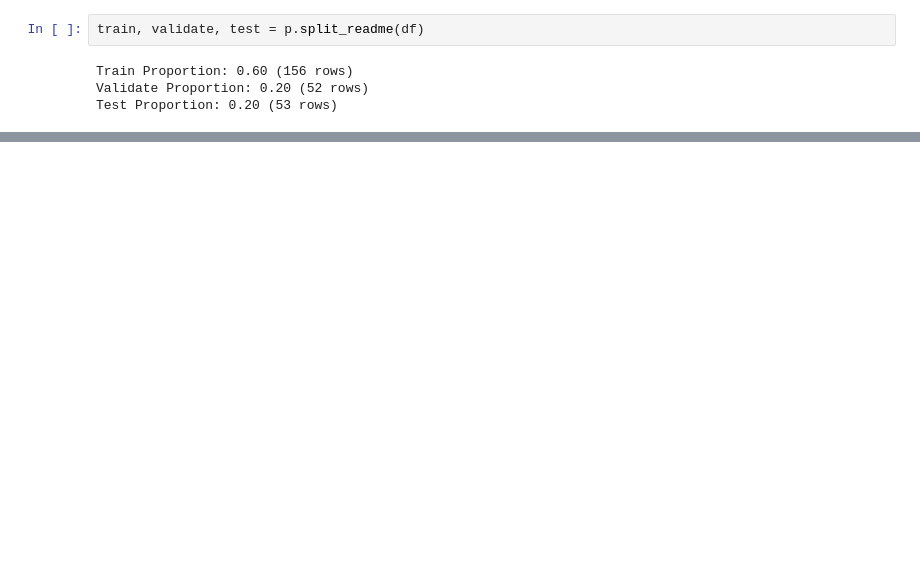
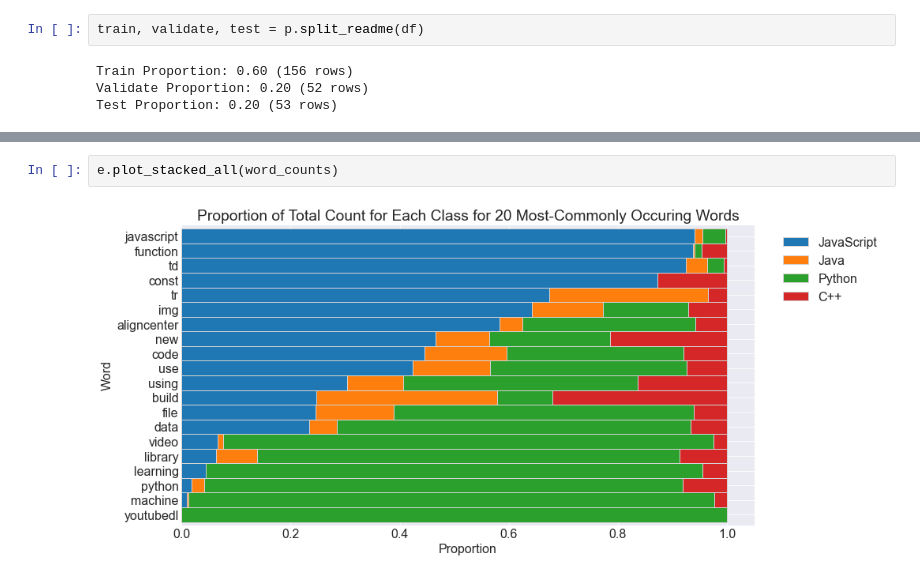
Before and after one commit to team-nlp-project/team-nlp-project, a Jupyter notebook: scratch_adam.ipynb, the cells around one changed output, grey strips where cells are left out. Drawn from its saved outputs; the diff is of its cells as text; blank space fills up the shorter version.

```diff
--- a/scratch_adam.ipynb
+++ b/scratch_adam.ipynb
@@ -329,0 +599,4 @@ Test Proportion: 0.20 (53 rows)
+# %%
+e.plot_stacked_all(word_counts)
+# %% [output]
+[figure, added]
```
Also changed, not shown: parts of 39 cells of this notebook.
